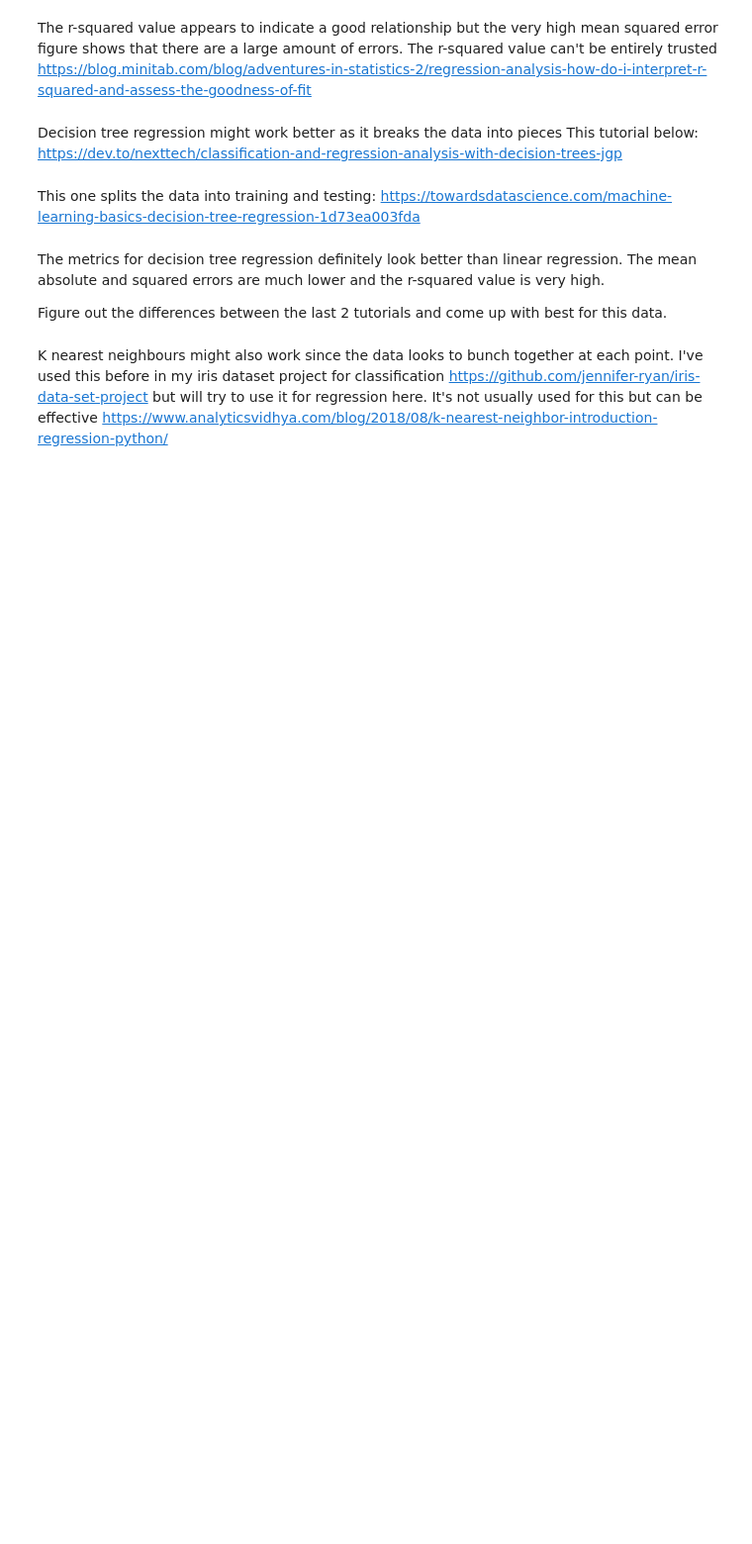
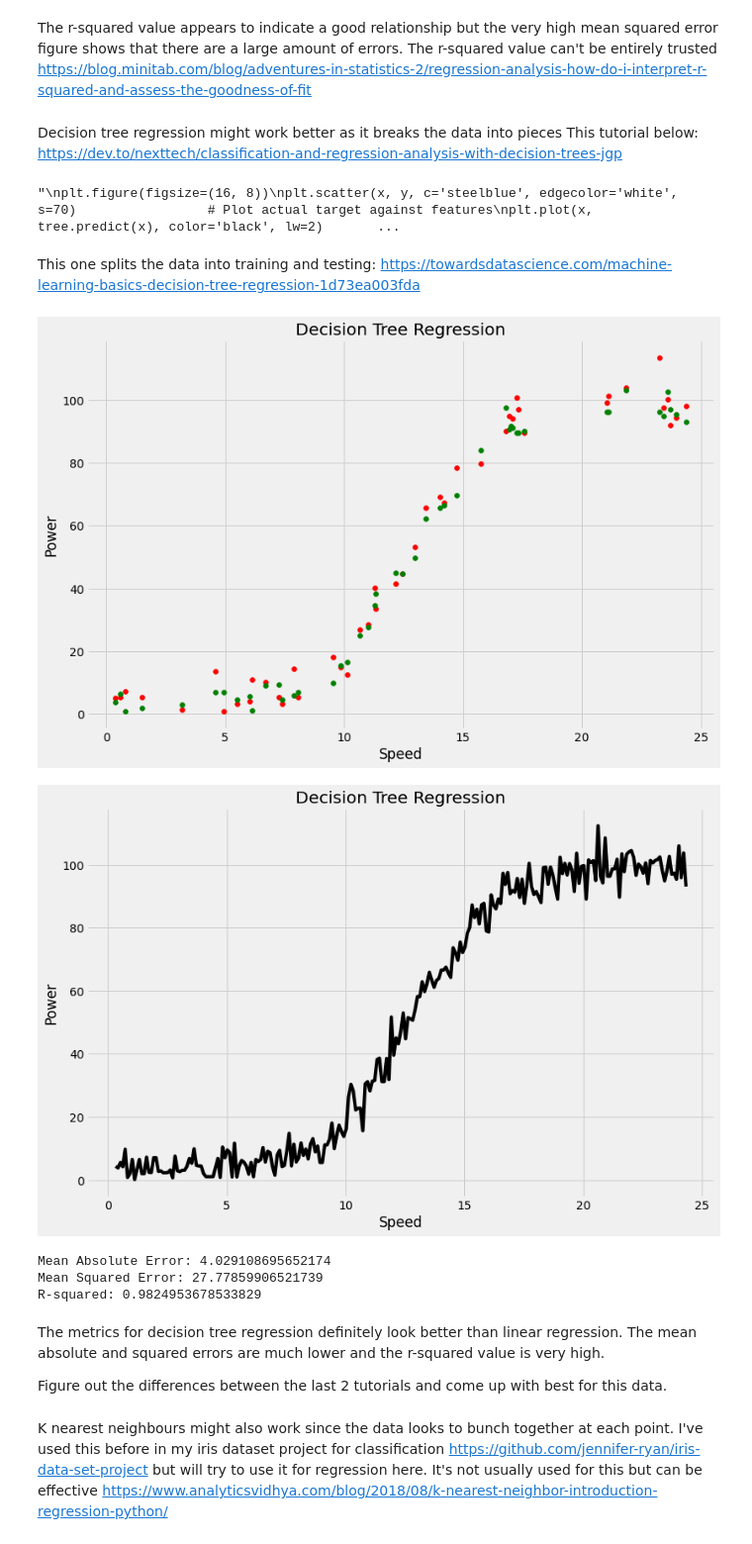
Before and after one commit to jennifer-ryan/machine-learning-project, a Jupyter notebook: Power Production Analysis.ipynb, the cells around one changed output. Shown: that part at 99% size. Saved outputs shown, nothing was run; the diff lists cells and outputs as text; code cells hidden in the pictures; blank space fills up the shorter version.

```diff
--- a/Power Production Analysis.ipynb
+++ b/Power Production Analysis.ipynb
@@ -203,26 +185,10 @@ Used this before when performing linear regression analysis on tips dataset http
 # %%
-# Linear regression analysis
-x = data['speed'].values.reshape(-1,1)
-y = data['power'].values.reshape(-1,1)
+# Converting to numpy array
+x = data_new['speed'].values.reshape(-1,1)
+y = data_new['power'].values.reshape(-1,1)
 
 # Splitting data into training and testing variables.
 x_train, x_test, y_train, y_test = train_test_split(x, y, test_size = 0.1, random_state = 10)
 
 # The sizes of each training and testing variable.
 print(x_train.shape, x_test.shape, y_train.shape, y_test.shape)
-
-
-# Training the model.
-reg = LinearRegression()
-model = reg.fit(x_train, y_train)
-
-# Slope of the line created by the model.
-print('Slope:',  reg.coef_)
-
-
-# Predicting power based on speed values.
-y_pred = reg.predict(x_test)
-
-# Comparing predictions against acutal values.
-test_model = pd.DataFrame({'Actual': y_test.flatten(), 'Predicted': y_pred.flatten()})
-test_model.head(10)
@@ -228,0 +201,6 @@ test_model.head(10)
+# %%
+# Creating the model
+lin_model = LinearRegression()
+
+# Training the model with training data
+lin_model.fit(x_train, y_train)
@@ -239,53 +250,64 @@ This tutorial below: https://dev.to/nexttech/classification-and-regression-analy
 # %%
 # Decision tree regression
 
-# Sort X and y by ascending values of X
-sort_idx = x.flatten().argsort()
-x = x[sort_idx]
-y = y[sort_idx]
+# Sort X and y by ascending values of X - data is already in this order
+#sort_idx = x.flatten().argsort()
+#x = x[sort_idx]
+#y = y[sort_idx]
 
 
 # Initialize and fit regressor
-tree = DecisionTreeRegressor(criterion='mse', max_depth=4)
-tree.fit(x, y)
+#tree = DecisionTreeRegressor(criterion='mse', max_depth=4)
+#tree.fit(x, y)
 # %%
+"""
 plt.figure(figsize=(16, 8))
 plt.scatter(x, y, c='steelblue', edgecolor='white', s=70)                 # Plot actual target against features
 plt.plot(x, tree.predict(x), color='black', lw=2)                         # Plot predicted target against features
 plt.xlabel('Wind Speed')
 plt.ylabel('Power')
 plt.show()
+"""
+# %% [output]
+"\nplt.figure(figsize=(16, 8))\nplt.scatter(x, y, c='steelblue', edgecolor='white', s=70)                 # Plot actual target against features\nplt.plot(x, tree.predict(x), color='black', lw=2)       ...
 # %% [markdown]
 This one splits the data into training and testing: https://towardsdatascience.com/machine-learning-basics-decision-tree-regression-1d73ea003fda
 # %%
-x_train, x_test, y_train, y_test = train_test_split(x, y, test_size = 0.1)
+#x_train, x_test, y_train, y_test = train_test_split(x, y, test_size = 0.1)
 
 # Fitting Decision Tree Regression to the dataset
 regressor = DecisionTreeRegressor()
 regressor.fit(x_train, y_train)
 
 y_pred = regressor.predict(x_test)
 y_pred
 
 # Visualising the Decision Tree Regression Results
 x_grid = np.arange(min(x), max(x), 0.1)
 x_grid = x_grid.reshape((len(x_grid), 1))
 plt.scatter(x_test, y_test, color = 'red')
 plt.scatter(x_test, y_pred, color = 'green')
 plt.title('Decision Tree Regression')
 plt.xlabel('Speed')
 plt.ylabel('Power')
 plt.show()
 
 plt.plot(x_grid, regressor.predict(x_grid), color = 'black')
 plt.title('Decision Tree Regression')
 plt.xlabel('Speed')
 plt.ylabel('Power')
 plt.show()
+# %% [output]
+[figure, added]
+[figure, added]
 # %%
 print('Mean Absolute Error:', metrics.mean_absolute_error(y_test, y_pred))
 print('Mean Squared Error:', metrics.mean_squared_error(y_test, y_pred))  # very sensitive to outlliers
 print('R-squared:', metrics.r2_score(y_test, y_pred))
+# %% [output]
+Mean Absolute Error: 4.029108695652174
+Mean Squared Error: 27.77859906521739
+R-squared: 0.9824953678533829
 # %% [markdown]
 The metrics for decision tree regression definitely look better than linear regression. The mean absolute and squared errors are much lower and the r-squared value is very high.
 
```
Also changed, not shown: parts of 27 cells of this notebook.
